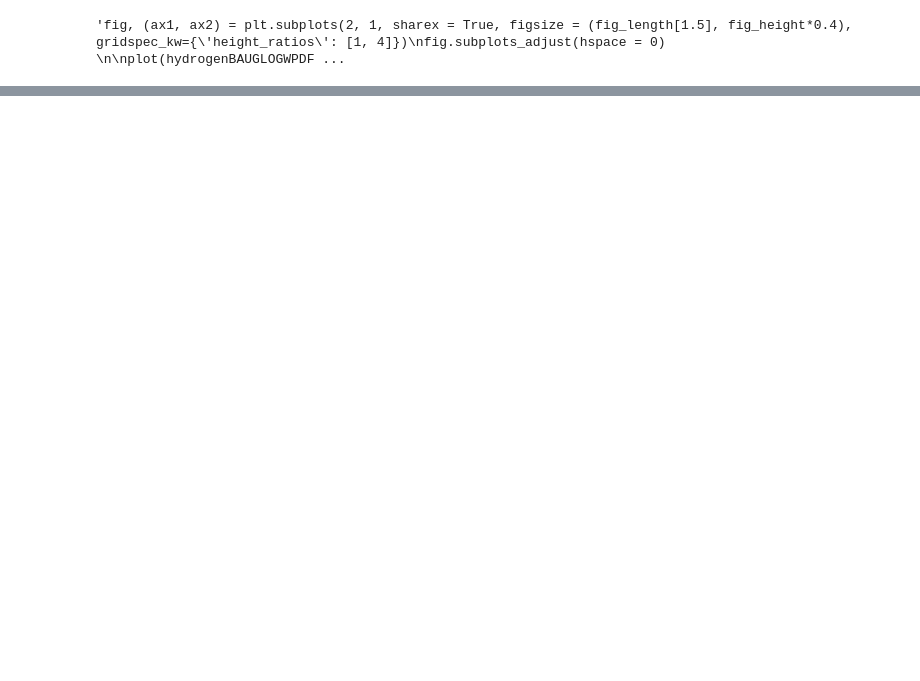
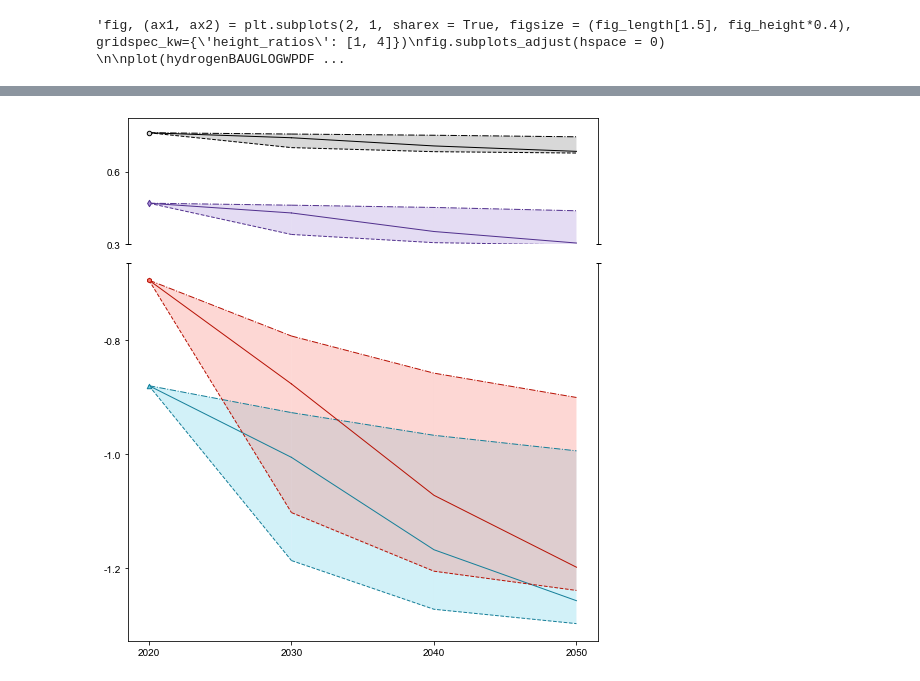
Before and after one commit to abhix2704/Prospective-LCA, a Jupyter notebook: Code/GWPPlots.ipynb, the cells around one changed output, grey strips where cells are left out. Saved outputs shown, nothing was run; the diff lists cells and outputs as text; code cells hidden in the pictures; blank space fills up the shorter version.

Commit message:
new GWP plots

```diff
--- a/Code/GWPPlots.ipynb
+++ b/Code/GWPPlots.ipynb
@@ -752,3 +752,69 @@ plt.savefig(plotPathSVG, dpi = 600, format = 'svg', bbox_inches = 'tight', facec
 # plotPathSVG = os.path.join('..', 'Plots', 'Phase 2', 'GWP', 'Ethylene image SSP2 GLO.svg')
 # plt.savefig(plotPathPNG, dpi = 600, format = 'png', bbox_inches = 'tight', facecolor = 'w')
 # plt.savefig(plotPathSVG, dpi = 600, format = 'svg', bbox_inches = 'tight', facecolor = 'w')
+# %%
+fig, (ax1, ax2) = plt.subplots(2, 1, sharex = True, figsize = (fig_length[2], fig_height*0.8), gridspec_kw={'height_ratios': [1, 3]})
+fig.subplots_adjust(hspace = 0)
+
+plot(methanolBAUGLOGWPDF, 'o', '#d8d8d8', 'black', '#808080', ax1, 30)
+plot(methanolBlueGLOGWPDF, 'd', '#A78DD8', '#52318E', '#A78DD8', ax1, 0)
+ax1.set_ylim([0.3, 0.82])
+
+plot(methanolWindGLOGWPDF, '^', '#6DD2EA', '#167F99', '#6DD2EA', ax2, 0)
+plot(methanolSolarGLOGWPDF, 'h', '#FB7B71', '#B71205', '#FB7B71', ax2, 0)
+ax2.yaxis.set_major_formatter(FormatStrFormatter('%.1f'))
+
+ax1.spines.bottom.set_visible(False)
+ax2.spines.top.set_visible(False)
+ax1.xaxis.set_ticks_position('none')
+ax1.tick_params(labeltop = False)  # don't put tick labels at the top
+ax2.xaxis.tick_bottom()
+
+d = 0  # proportion of vertical to horizontal extent of the slanted line
+kwargs = dict(marker=[(-1, -d), (1, d)], markersize = 5,
+              linestyle="none", color='k', mec='k', mew=1, clip_on=False)
+ax1.plot([0, 1], [0, 0], transform = ax1.transAxes, **kwargs)
+ax2.plot([0, 1], [1, 1], transform = ax2.transAxes, **kwargs)
+
+# ax2.set_ylabel('Climate change impact\n[kg CO$_\mathrm{2}$-eq kg$^\mathrm{-1}$]')
+ax1.yaxis.set_major_locator(MaxNLocator(2))
+ax2.yaxis.set_major_locator(MaxNLocator(4))
+
+legend_elements1 = [Line2D([0], [0], color = "#000000", linestyle = "-",
+                                             label = '3.5 °C', linewidth = 1.5),
+                    Line2D([0], [0], color = "#000000", linestyle = "-.",
+                                             label = '2.0 °C', linewidth = 1.5),
+                    Line2D([0], [0], color = "#000000", linestyle = "--",
+                                             label = '1.5 °C', linewidth = 1.5),]
+
+legend_elements2 = [Line2D([0], [0], marker = 'o', color = "none",
+                                             markerfacecolor ='#d8d8d8', markeredgecolor = "#000000",
+                                             label = 'Fossil', markersize = 5),
+                   Line2D([0], [0], marker = 'd', color = "none",
+                                             markerfacecolor ='#A78DD8', markeredgecolor = "#52318E",
+                                             label = 'Blue', markersize = 5),
+                   Line2D([0], [0], marker='h', color = "none",
+                                             markerfacecolor ='#FB7B71', markeredgecolor = "#B71205",
+                                             label = 'Solar', markersize = 5),
+                   Line2D([0], [0], marker='^', color = "none",
+                                             markerfacecolor ='#6DD2EA', markeredgecolor = "#167F99",
+                                             label = 'Wind', markersize = 5),]
+
+# legend1 = fig.legend(handles = legend_elements2, frameon = False, loc = "center left", ncol = 1,
+#           prop={"size":8}, bbox_to_anchor=(0.13, 0.3), handletextpad = 0.1)
+
+# legend2 = fig.legend(handles = legend_elements1, frameon = False, loc = "center left", ncol = 1,
+#           prop={"size":8}, bbox_to_anchor=(0.13, 0.2), handletextpad = 0.1)
+
+# ax1.set_title('c Methanol', fontweight = 'bold', fontsize = fontsize_title)
+
+# for i in range(len(legend2.legend_handles)):
+#     handle = legend2.legend_handles[i]
+#     handle.set_xdata([0, 4, 14])
+
+plotPathPNG = os.path.join('..', 'Plots', 'Phase 2', 'GWP', 'Methanol image SSP2 GLO.png')
+plotPathSVG = os.path.join('..', 'Plots', 'Phase 2', 'GWP', 'Methanol image SSP2 GLO.svg')
+plt.savefig(plotPathPNG, dpi = 600, format = 'png', bbox_inches = 'tight', facecolor = 'w')
+plt.savefig(plotPathSVG, dpi = 600, format = 'svg', bbox_inches = 'tight', facecolor = 'w')
+# %% [output]
+[figure, added]
```
Also changed, not shown: parts of 5 cells of this notebook, 18 other files.
